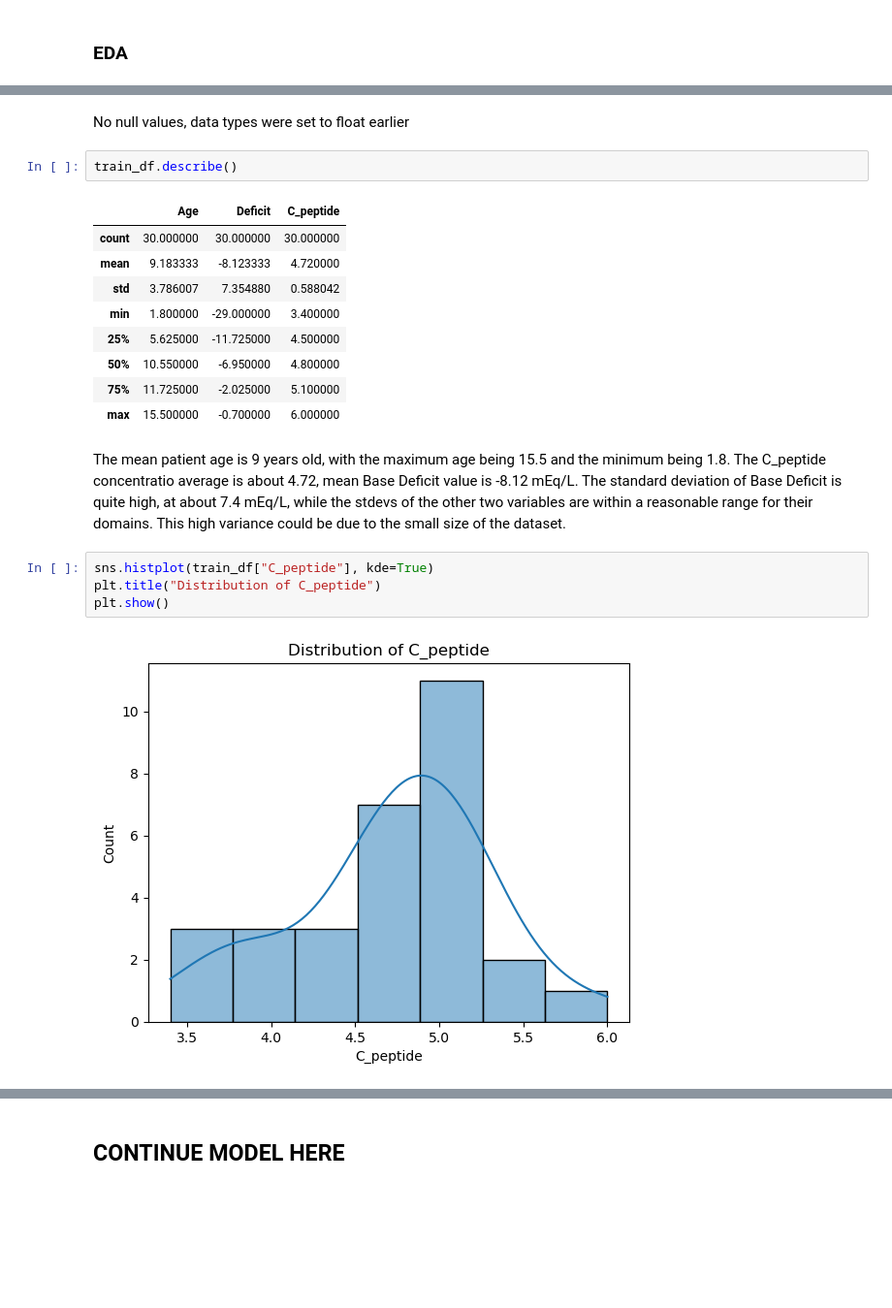
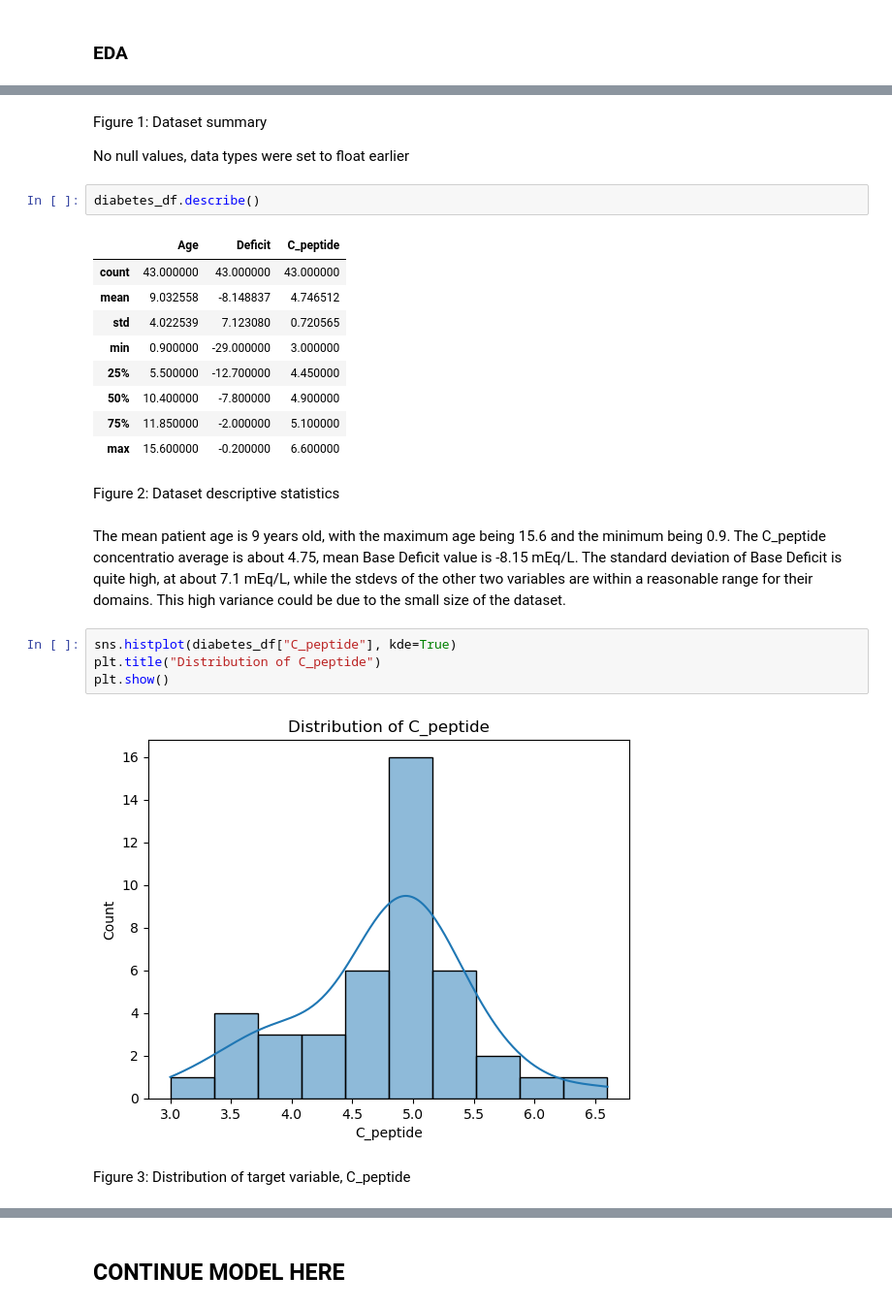
Before and after one commit to farkasvic/Group-42, a Jupyter notebook: diabetes-analysis.ipynb, the cells around one changed output, grey strips where cells are left out. Shown: that part at 97% size. Drawn from its saved outputs; the diff is of its cells as text; blank space fills up the shorter version.

```diff
--- a/diabetes-analysis.ipynb
+++ b/diabetes-analysis.ipynb
@@ -89,23 +88,29 @@ memory usage: 960.0 bytes
 # %% [markdown]
+Figure 1: Dataset summary
+
 No null values, data types were set to float earlier
 # %%
-train_df.describe()
+diabetes_df.describe()
 # %% [output]
 |  | Age | Deficit | C_peptide |
-| count | 30.000000 | 30.000000 | 30.000000 |
-| mean | 9.183333 | -8.123333 | 4.720000 |
-| std | 3.786007 | 7.354880 | 0.588042 |
-| min | 1.800000 | -29.000000 | 3.400000 |
-| 25% | 5.625000 | -11.725000 | 4.500000 |
-| 50% | 10.550000 | -6.950000 | 4.800000 |
-| 75% | 11.725000 | -2.025000 | 5.100000 |
-| max | 15.500000 | -0.700000 | 6.000000 |
+| count | 43.000000 | 43.000000 | 43.000000 |
+| mean | 9.032558 | -8.148837 | 4.746512 |
+| std | 4.022539 | 7.123080 | 0.720565 |
+| min | 0.900000 | -29.000000 | 3.000000 |
+| 25% | 5.500000 | -12.700000 | 4.450000 |
+| 50% | 10.400000 | -7.800000 | 4.900000 |
+| 75% | 11.850000 | -2.000000 | 5.100000 |
+| max | 15.600000 | -0.200000 | 6.600000 |
+# %% [markdown]
+Figure 2: Dataset descriptive statistics
 # %% [markdown]
-The mean patient age is 9 years old, with the maximum age being 15.5 and the minimum being 1.8. The C_peptide concentratio average is about 4.72, mean Base Deficit value is -8.12 mEq/L. The standard deviation of Base Deficit is quite high, at about 7.4 mEq/L, while the stdevs of the other two variables are within a reasonable range for their domains. This high variance could be due to the small size of the dataset.
+The mean patient age is 9 years old, with the maximum age being 15.6 and the minimum being 0.9. The C_peptide concentratio average is about 4.75, mean Base Deficit value is -8.15 mEq/L. The standard deviation of Base Deficit is quite high, at about 7.1 mEq/L, while the stdevs of the other two variables are within a reasonable range for their domains. This high variance could be due to the small size of the dataset.
 # %%
-sns.histplot(train_df["C_peptide"], kde=True)
+sns.histplot(diabetes_df["C_peptide"], kde=True)
 plt.title("Distribution of C_peptide")
 plt.show()
 # %% [output]
-[figure, old version]
+[figure, new version]
+# %% [markdown]
+Figure 3: Distribution of target variable, C_peptide
 # %%
```
Also changed, not shown: parts of 12 cells of this notebook.
